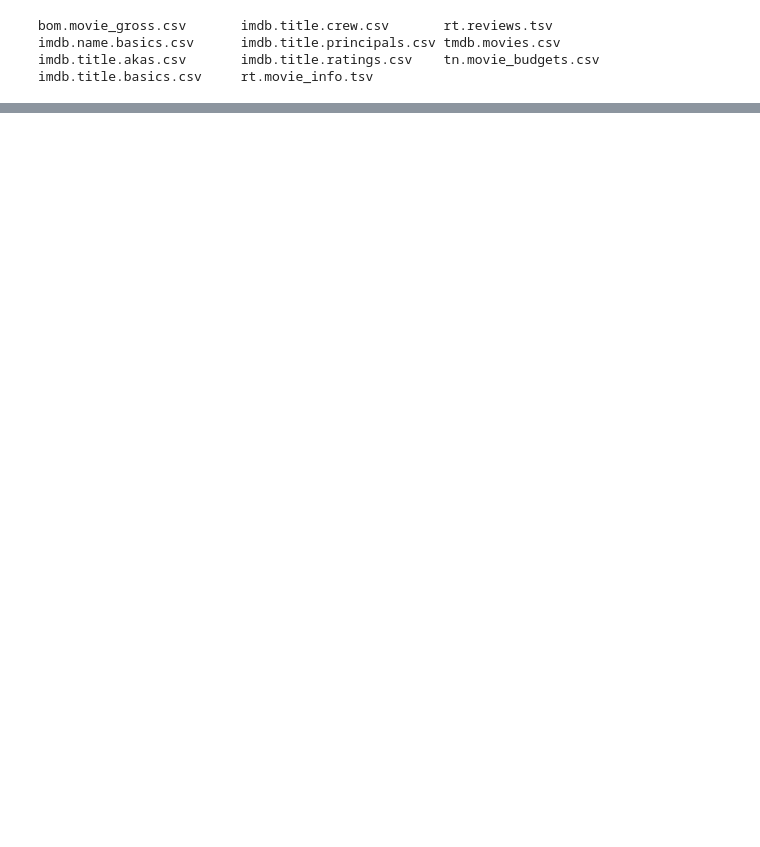
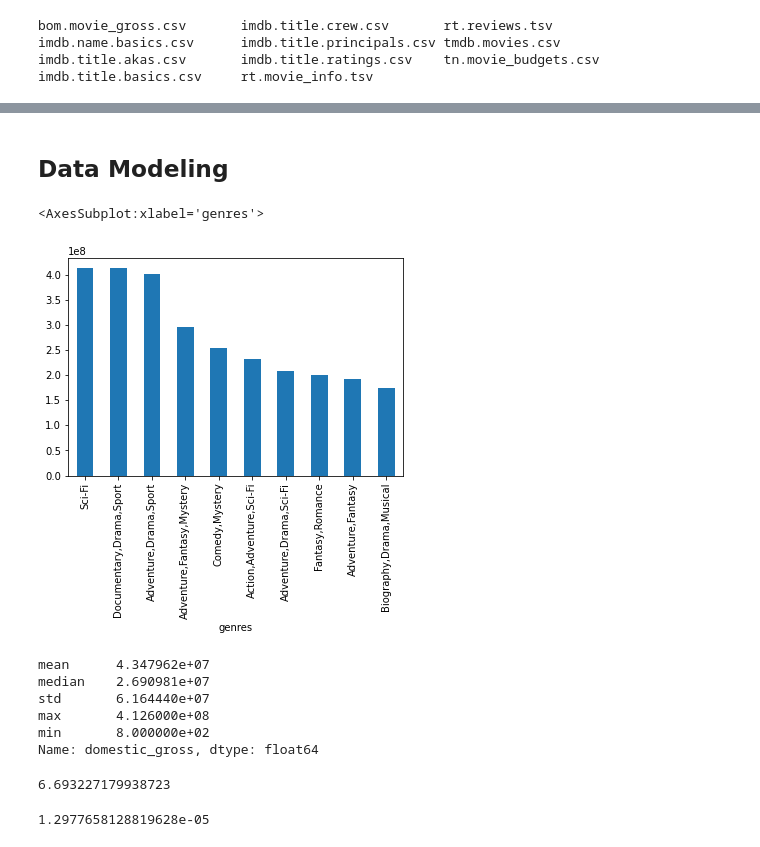
Before and after one commit to iansharff/microsoft_movies, a Jupyter notebook: IMBD+BOM.ipynb, the cells around one changed output, grey strips where cells are left out. Drawn from its saved outputs; the diff is of its cells as text; code cells hidden in the pictures; blank space fills up the shorter version.

```diff
--- a/IMBD+BOM.ipynb
+++ b/IMBD+BOM.ipynb
@@ -109,0 +87,6 @@ genre_dome_df.head(15)
+# %%
+#selecting only the necessary columns
+imbd_info_df_main= imbd_info_df3[['genres','domestic_gross','averagerating','numvotes', 'foreign_gross']]
+# %%
+imbd_info_df_main_clean= imbd_info_df_main.dropna(axis=0).copy()
+imbd_info_df_main_clean.head()
@@ -109,0 +100,3 @@ genre_dome_df.head(15)
+# %%
+imbd_info_df_main_clean1= imbd_info_df_main_clean.drop_duplicates().copy()
+imbd_info_df_main_clean1.info()
@@ -109,0 +116,2 @@ genre_dome_df.head(15)
+# %%
+imbd_info_df_main_clean1.eval('total_rating= averagerating *numvotes', inplace=True)
@@ -109,0 +127,27 @@ genre_dome_df.head(15)
+# %% [markdown]
+## Data Modeling
+# %%
+gross_per_genre = imbd_info_df_main_clean1.groupby(['genres'])['domestic_gross'].mean().sort_values(ascending=False)
+gross_per_genre.head(10).plot(kind = 'bar')
+# %% [output]
+<AxesSubplot:xlabel='genres'>
+[figure, added]
+# %%
+gross_per_genre.apply(['mean', 'median', 'std', 'max', 'min'])
+# %% [output]
+mean      4.347962e+07
+median    2.690981e+07
+std       6.164440e+07
+max       4.126000e+08
+min       8.000000e+02
+Name: domestic_gross, dtype: float64
+# %%
+#outlier
+gross_per_genre.max()/gross_per_genre.std()
+# %% [output]
+6.693227179938723
+# %%
+#outlier
+gross_per_genre.min()/gross_per_genre.std()
+# %% [output]
+1.2977658128819628e-05
```
Also changed, not shown: parts of 26 cells of this notebook, 1 other file.
